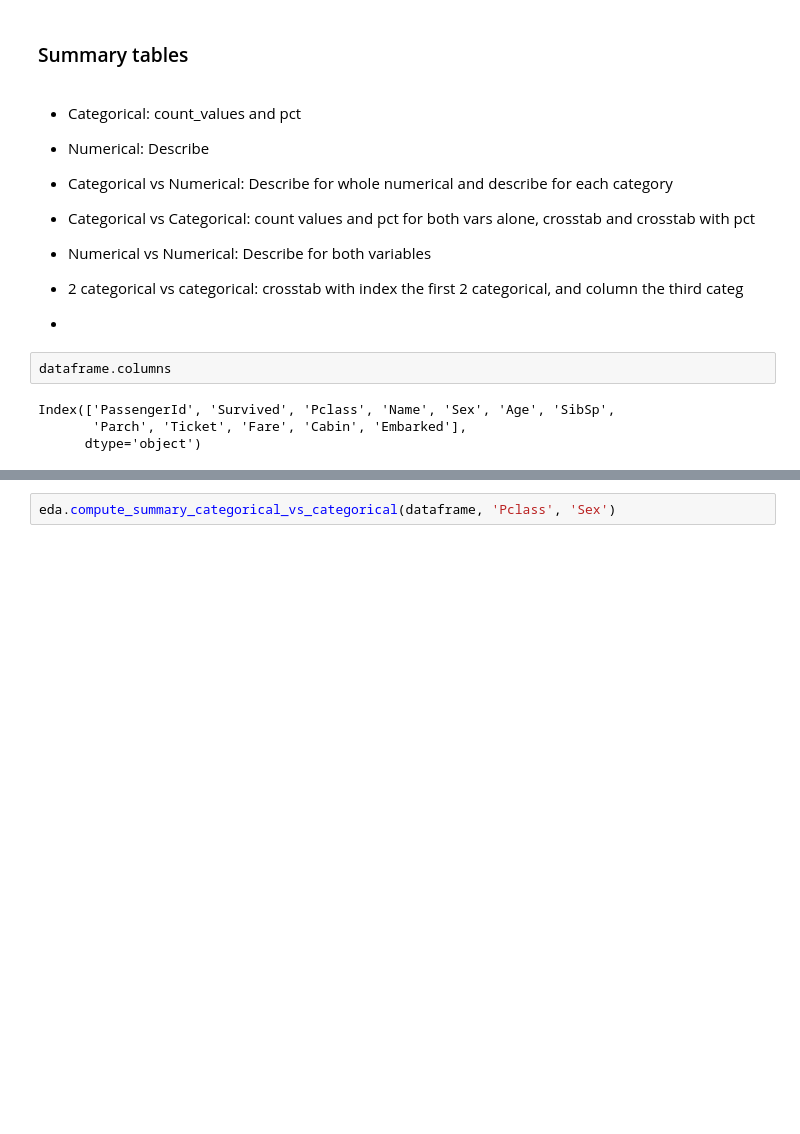
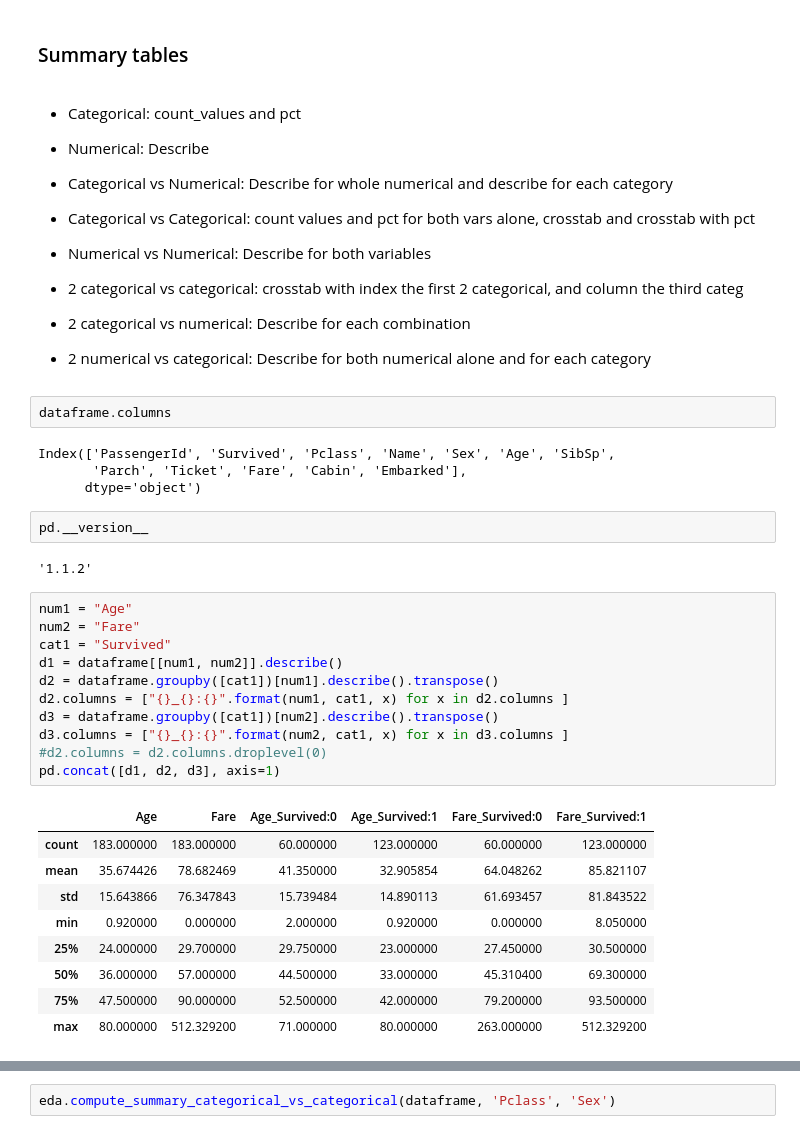
Before and after one commit to edoardovivo/MLAutoEDA, a Jupyter notebook: AutoEDA.ipynb, the cells around one changed output, grey strips where cells are left out. Cells and saved outputs as stored; diff of their text form; blank space fills up the shorter version.

```diff
--- a/AutoEDA.ipynb
+++ b/AutoEDA.ipynb
@@ -158,10 +158,36 @@ eda.numerical_univariate(dataframe, 'Age', palette=None, ax=None)
 * Numerical vs Numerical: Describe for both variables
 
 * 2 categorical vs categorical: crosstab with index the first 2 categorical, and column the third categ
-*
+* 2 categorical vs numerical: Describe for each combination
+* 2 numerical vs categorical: Describe for both numerical alone and for each category
 # %%
 dataframe.columns
 # %% [output]
 Index(['PassengerId', 'Survived', 'Pclass', 'Name', 'Sex', 'Age', 'SibSp',
        'Parch', 'Ticket', 'Fare', 'Cabin', 'Embarked'],
       dtype='object')
+# %%
+pd.__version__
+# %% [output]
+'1.1.2'
+# %%
+num1 = "Age"
+num2 = "Fare"
+cat1 = "Survived"
+d1 = dataframe[[num1, num2]].describe()
+d2 = dataframe.groupby([cat1])[num1].describe().transpose()
+d2.columns = ["{}_{}:{}".format(num1, cat1, x) for x in d2.columns ]
+d3 = dataframe.groupby([cat1])[num2].describe().transpose()
+d3.columns = ["{}_{}:{}".format(num2, cat1, x) for x in d3.columns ]
+#d2.columns = d2.columns.droplevel(0)
+pd.concat([d1, d2, d3], axis=1)
+# %% [output]
+|  | Age | Fare | Age_Survived:0 | Age_Survived:1 | Fare_Survived:0 | Fare_Survived:1 |
+| count | 183.000000 | 183.000000 | 60.000000 | 123.000000 | 60.000000 | 123.000000 |
+| mean | 35.674426 | 78.682469 | 41.350000 | 32.905854 | 64.048262 | 85.821107 |
+| std | 15.643866 | 76.347843 | 15.739484 | 14.890113 | 61.693457 | 81.843522 |
+| min | 0.920000 | 0.000000 | 2.000000 | 0.920000 | 0.000000 | 8.050000 |
+| 25% | 24.000000 | 29.700000 | 29.750000 | 23.000000 | 27.450000 | 30.500000 |
+| 50% | 36.000000 | 57.000000 | 44.500000 | 33.000000 | 45.310400 | 69.300000 |
+| 75% | 47.500000 | 90.000000 | 52.500000 | 42.000000 | 79.200000 | 93.500000 |
+| max | 80.000000 | 512.329200 | 71.000000 | 80.000000 | 263.000000 | 512.329200 |
```
Also changed, not shown: parts of 2 cells of this notebook, 1 other file.
